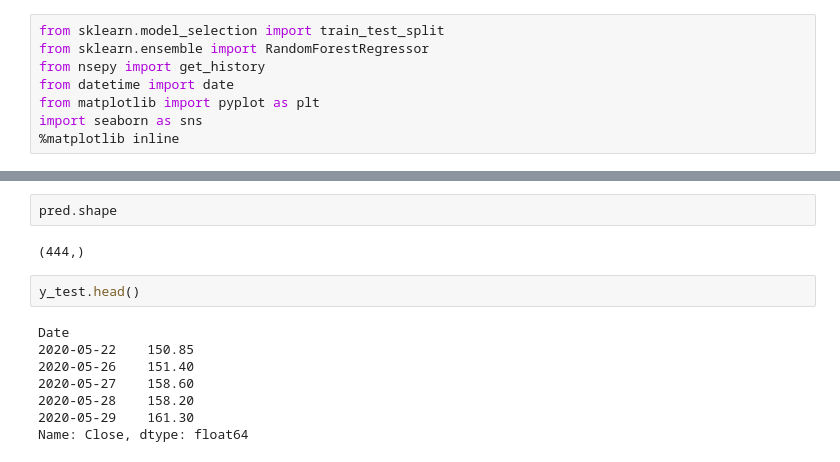
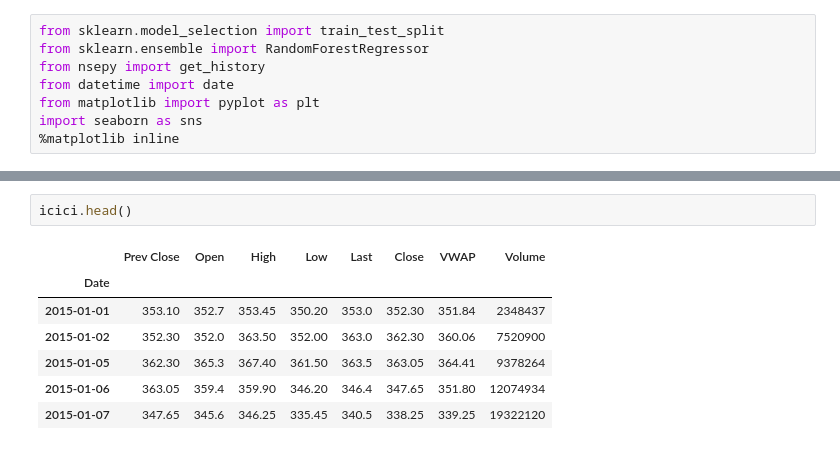
Before and after one commit to Naveen-004/Mini-Project, a Jupyter notebook: Stock_price.ipynb, the cells around one changed output, grey strips where cells are left out. Cells and saved outputs as stored; diff of their text form.

```diff
--- a/Stock_price.ipynb
+++ b/Stock_price.ipynb
@@ -121,14 +38,10 @@ array([[152.6075, 152.3155, 158.0865, 158.4785, 159.804 , 169.136 ,
-# %%
-pred.shape
-# %% [output]
-(444,)
 # %%
-y_test.head()
+icici.head()
 # %% [output]
-Date
-2020-05-22    150.85
-2020-05-26    151.40
-2020-05-27    158.60
-2020-05-28    158.20
-2020-05-29    161.30
-Name: Close, dtype: float64
+|  | Prev Close | Open | High | Low | Last | Close | VWAP | Volume |
+| Date |  |  |  |  |  |  |  |  |
+| 2015-01-01 | 353.10 | 352.7 | 353.45 | 350.20 | 353.0 | 352.30 | 351.84 | 2348437 |
+| 2015-01-02 | 352.30 | 352.0 | 363.50 | 352.00 | 363.0 | 362.30 | 360.06 | 7520900 |
+| 2015-01-05 | 362.30 | 365.3 | 367.40 | 361.50 | 363.5 | 363.05 | 364.41 | 9378264 |
+| 2015-01-06 | 363.05 | 359.4 | 359.90 | 346.20 | 346.4 | 347.65 | 351.80 | 12074934 |
+| 2015-01-07 | 347.65 | 345.6 | 346.25 | 335.45 | 340.5 | 338.25 | 339.25 | 19322120 |
```
Also changed, not shown: parts of 14 cells of this notebook.
